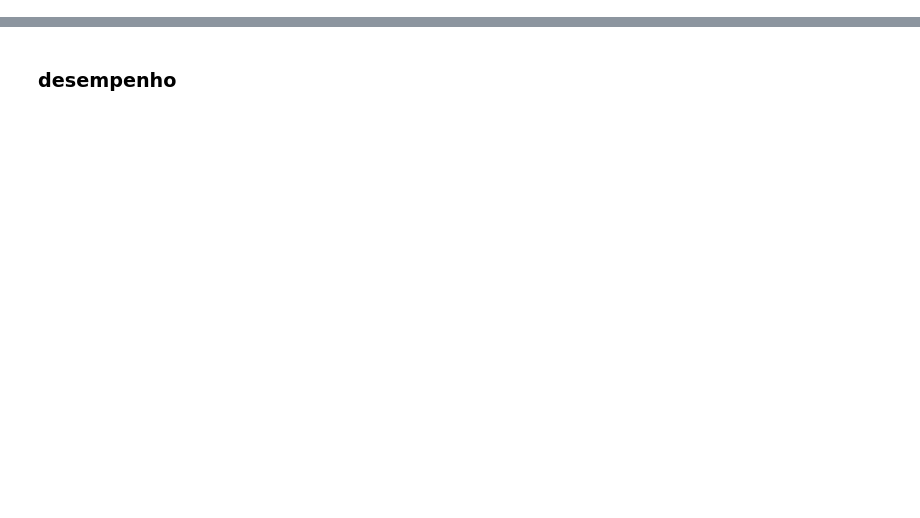
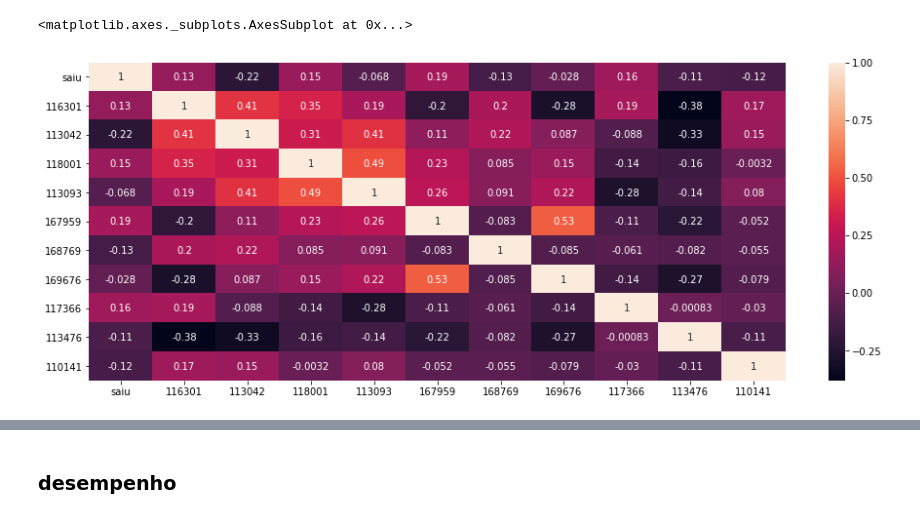
Before and after one commit to pedrobpio/TG, a Jupyter notebook: Comparacoes.ipynb, the cells around one changed output, grey strips where cells are left out. Drawn from its saved outputs; the diff is of its cells as text; code cells hidden in the pictures; blank space fills up the shorter version.

```diff
--- a/Comparacoes.ipynb
+++ b/Comparacoes.ipynb
@@ -60,3 +97,10 @@ sc[sc>1.3].sort_values().plot.bar(figsize=(16, 6))
+# %%
+f = dfCotista[usableCols + filteredDisciplinas].corr('spearman')
+plt.figure(figsize=(16, 6))
+sns.heatmap(f, annot=True)
+# %% [output]
+<matplotlib.axes._subplots.AxesSubplot at 0x...>
+[figure, added]
 # %%
 ##############################################      evasão        ##################################################
 ####################################################################################################################
```
Also changed, not shown: parts of 13 cells of this notebook, 1 other file.
